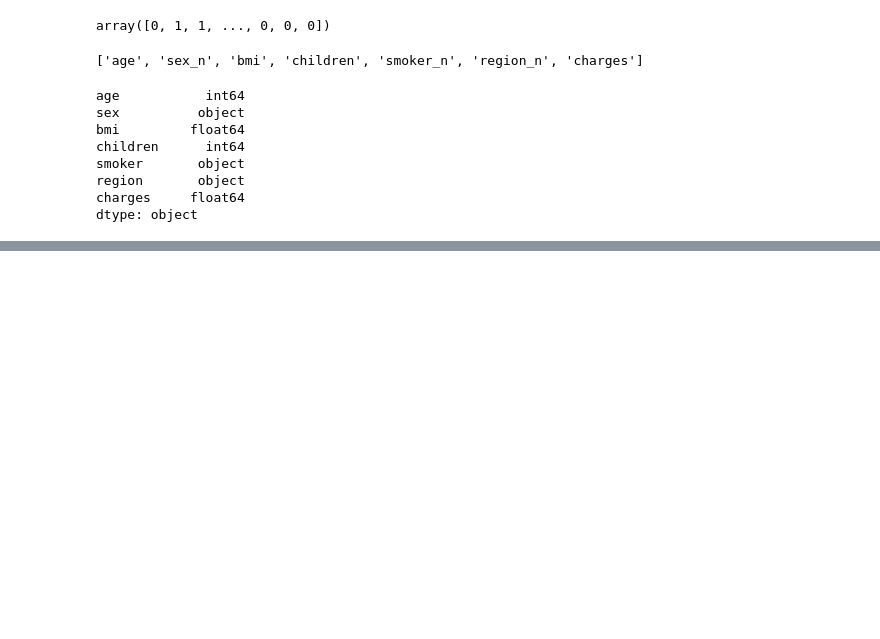
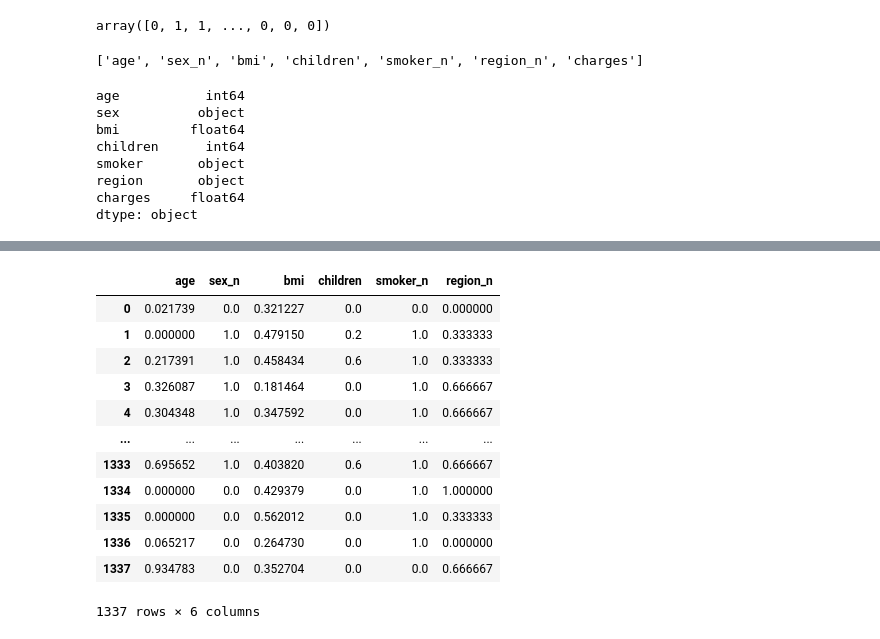
Before and after one commit to annvin/annvin_linearRegression, a Jupyter notebook: src/explore.ipynb, the cells around one changed output, grey strips where cells are left out. Saved outputs shown, nothing was run; the diff lists cells and outputs as text; code cells hidden in the pictures; blank space fills up the shorter version.

```diff
--- a/src/explore.ipynb
+++ b/src/explore.ipynb
@@ -110,2 +153,5 @@ KeyError: "['sex_n', 'smoker_n', 'region_n'] not in index"
+# %%
+main_df.drop_duplicates(inplace=True)
 # %%
 arr = scaler.fit_transform(main_df[quant_list])
+df_1 = pd.DataFrame(arr, index=main_df.index, columns=quant_list)
@@ -113,0 +169,21 @@ KeyError: "['sex_n', 'smoker_n', 'region_n'] not in index"
+# %%
+from sklearn.model_selection import train_test_split
+
+X = df_1.drop('charges', axis=1)
+y = df_1['charges']
+# %%
+X
+# %% [output]
+|  | age | sex_n | bmi | children | smoker_n | region_n |
+| 0 | 0.021739 | 0.0 | 0.321227 | 0.0 | 0.0 | 0.000000 |
+| 1 | 0.000000 | 1.0 | 0.479150 | 0.2 | 1.0 | 0.333333 |
+| 2 | 0.217391 | 1.0 | 0.458434 | 0.6 | 1.0 | 0.333333 |
+| 3 | 0.326087 | 1.0 | 0.181464 | 0.0 | 1.0 | 0.666667 |
+| 4 | 0.304348 | 1.0 | 0.347592 | 0.0 | 1.0 | 0.666667 |
+| ... | ... | ... | ... | ... | ... | ... |
+| 1333 | 0.695652 | 1.0 | 0.403820 | 0.6 | 1.0 | 0.666667 |
+| 1334 | 0.000000 | 0.0 | 0.429379 | 0.0 | 1.0 | 1.000000 |
+| 1335 | 0.000000 | 0.0 | 0.562012 | 0.0 | 1.0 | 0.333333 |
+| 1336 | 0.065217 | 0.0 | 0.264730 | 0.0 | 1.0 | 0.000000 |
+| 1337 | 0.934783 | 0.0 | 0.352704 | 0.0 | 0.0 | 0.666667 |
+1337 rows × 6 columns
```
Also changed, not shown: parts of 11 cells of this notebook.
